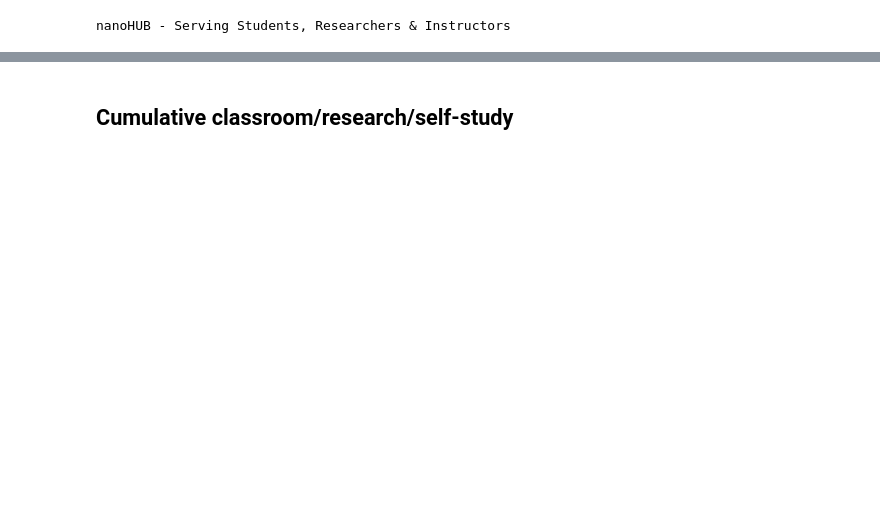
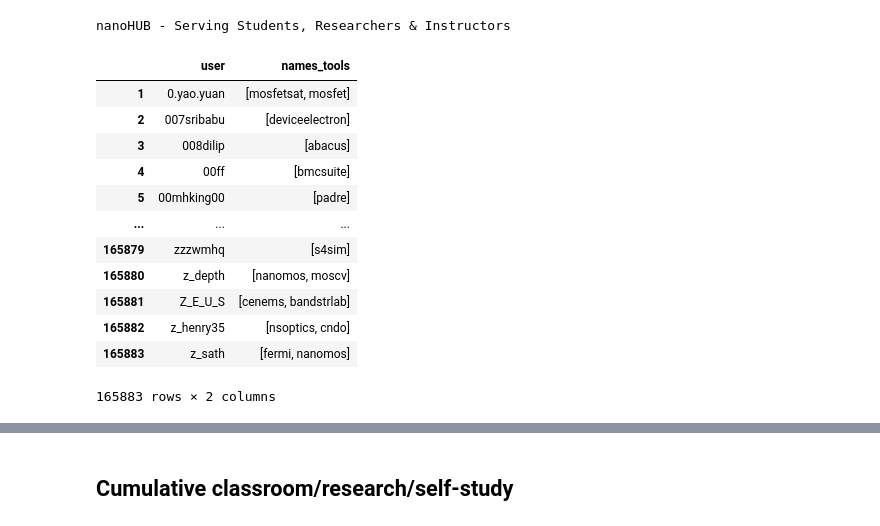
Before and after one commit to saxenap/nanohub, a Jupyter notebook: nanoHUB/pipeline/plotting/SiteVisit2022_simusers_12months-proc_clean_nh.ipynb, the cells around one changed output, grey strips where cells are left out. Cells and saved outputs as stored; diff of their text form; code cells hidden in the pictures; blank space fills up the shorter version.

```diff
--- a/nanoHUB/pipeline/plotting/SiteVisit2022_simusers_12months-proc_clean_nh.ipynb
+++ b/nanoHUB/pipeline/plotting/SiteVisit2022_simusers_12months-proc_clean_nh.ipynb
@@ -22,2 +38,20 @@ application = Application.get_instance('DEBUG')
 # %% [output]
 nanoHUB - Serving Students, Researchers & Instructors
+# %%
+tool_users_df = get_user_tools(processed_mapper)
+#user_tools_df = get_tool_users(processed_mapper)
+display(tool_users_df)
+# %% [output]
+|  | user | names_tools |
+| 1 | 0.yao.yuan | [mosfetsat, mosfet] |
+| 2 | 007sribabu | [deviceelectron] |
+| 3 | 008dilip | [abacus] |
+| 4 | 00ff | [bmcsuite] |
+| 5 | 00mhking00 | [padre] |
+| ... | ... | ... |
+| 165879 | zzzwmhq | [s4sim] |
+| 165880 | z_depth | [nanomos, moscv] |
+| 165881 | Z_E_U_S | [cenems, bandstrlab] |
+| 165882 | z_henry35 | [nsoptics, cndo] |
+| 165883 | z_sath | [fermi, nanomos] |
+165883 rows × 2 columns
```
Also changed, not shown: parts of 38 cells of this notebook.
